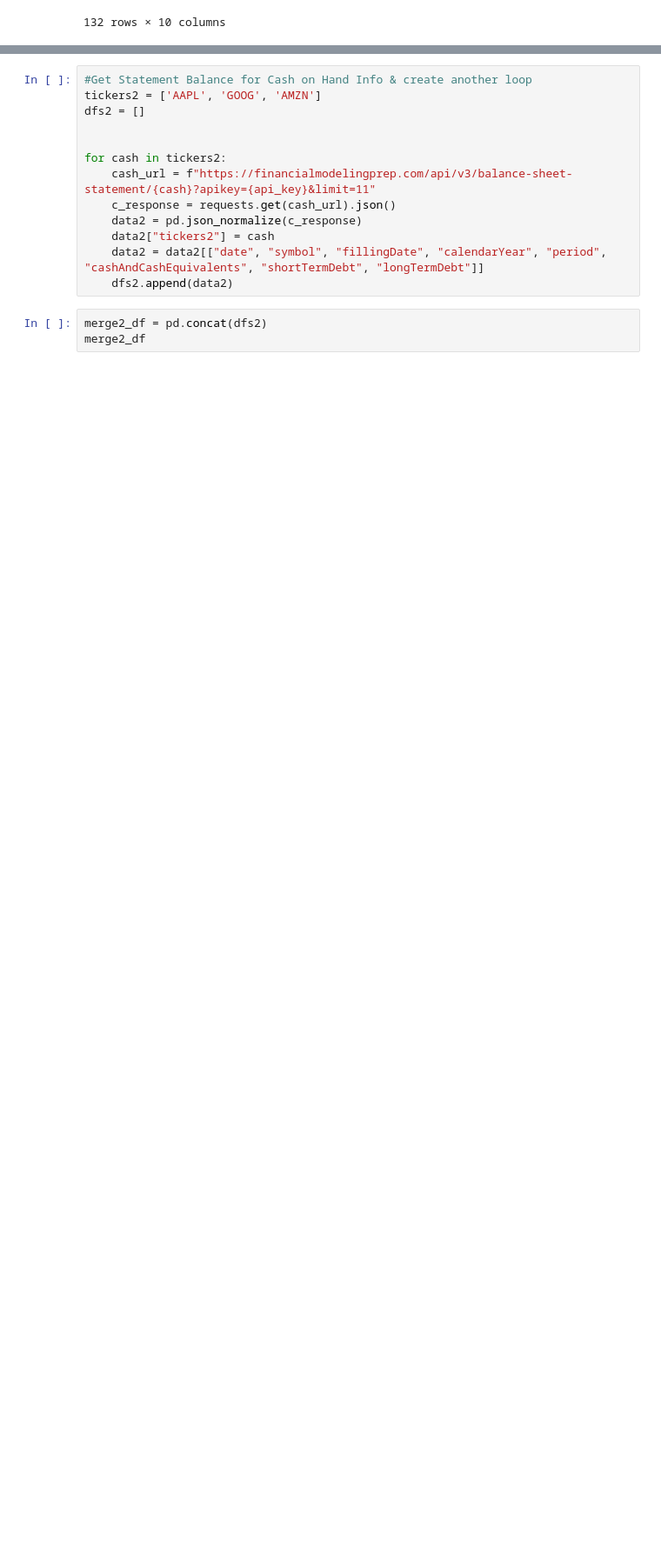
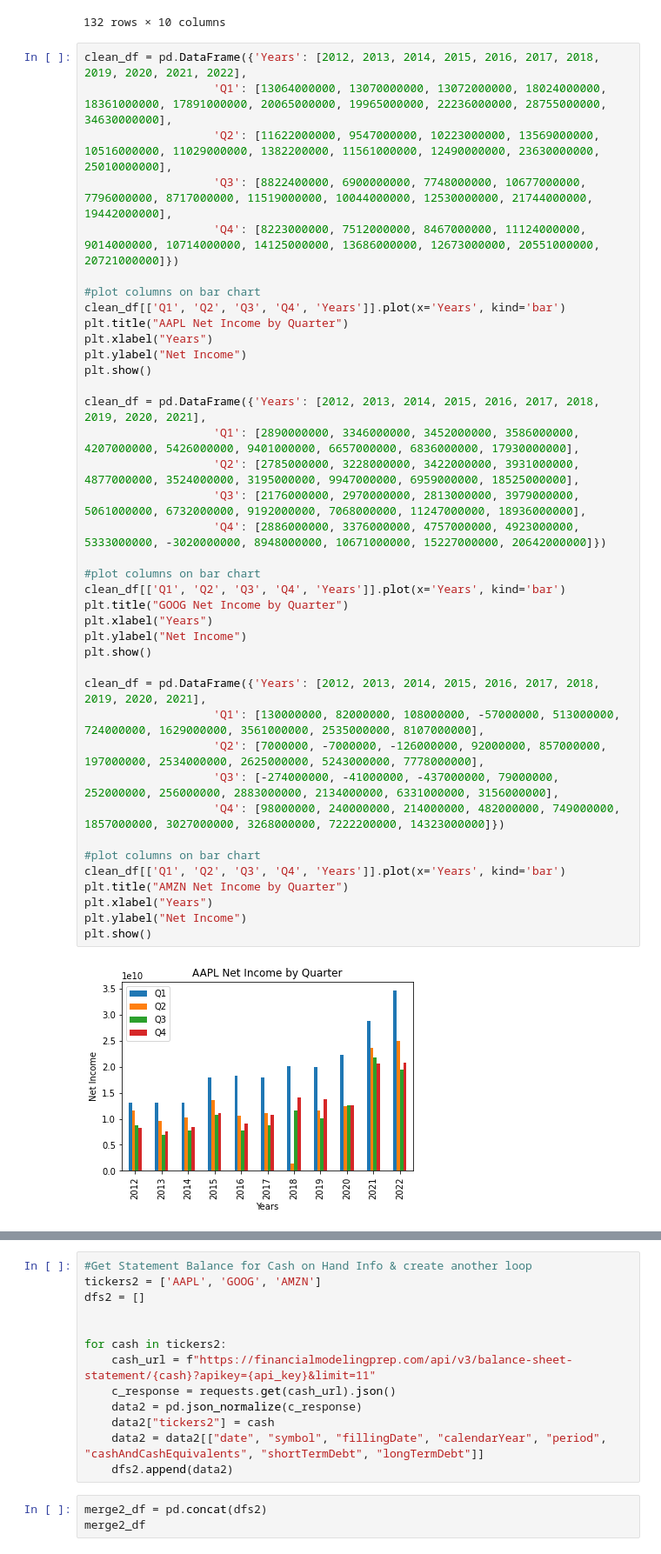
Before and after one commit to lyndsaywylie/Project-1, a Jupyter notebook: kim.ipynb, the cells around one changed output, grey strips where cells are left out. Shown at 87% size. Drawn from its saved outputs; the diff is of its cells as text; blank space fills up the shorter version.

```diff
--- a/kim.ipynb
+++ b/kim.ipynb
@@ -109,3 +121,44 @@ clean_df
 | 42 | 2012-03-31 | AMZN | 2012-04-27 | 2012 | Q1 | 13185000000 | 3158000000 | 1.300000e+08 | 0.014130 | ... |
 | 43 | 2011-12-31 | AMZN | 2012-02-01 | 2011 | Q4 | 17431000000 | 3600000000 | 1.770000e+08 | 0.019239 | ... |
 132 rows × 10 columns
+# %%
+clean_df = pd.DataFrame({'Years': [2012, 2013, 2014, 2015, 2016, 2017, 2018, 2019, 2020, 2021, 2022],
+                   'Q1': [13064000000, 13070000000, 13072000000, 18024000000, 18361000000, 17891000000, 20065000000, 19965000000, 22236000000, 28755000000, 34630000000],
+                   'Q2': [11622000000, 9547000000, 10223000000, 13569000000, 10516000000, 11029000000, 1382200000, 11561000000, 12490000000, 23630000000, 25010000000],
+                   'Q3': [8822400000, 6900000000, 7748000000, 10677000000, 7796000000, 8717000000, 11519000000, 10044000000, 12530000000, 21744000000, 19442000000],
+                   'Q4': [8223000000, 7512000000, 8467000000, 11124000000, 9014000000, 10714000000, 14125000000, 13686000000, 12673000000, 20551000000, 20721000000]})
+
+#plot columns on bar chart
+clean_df[['Q1', 'Q2', 'Q3', 'Q4', 'Years']].plot(x='Years', kind='bar')
+plt.title("AAPL Net Income by Quarter")
+plt.xlabel("Years")
+plt.ylabel("Net Income")
+plt.show()
+
+clean_df = pd.DataFrame({'Years': [2012, 2013, 2014, 2015, 2016, 2017, 2018, 2019, 2020, 2021],
+                   'Q1': [2890000000, 3346000000, 3452000000, 3586000000, 4207000000, 5426000000, 9401000000, 6657000000, 6836000000, 17930000000],
+                   'Q2': [2785000000, 3228000000, 3422000000, 3931000000, 4877000000, 3524000000, 3195000000, 9947000000, 6959000000, 18525000000],
+                   'Q3': [2176000000, 2970000000, 2813000000, 3979000000, 5061000000, 6732000000, 9192000000, 7068000000, 11247000000, 18936000000],
+                   'Q4': [2886000000, 3376000000, 4757000000, 4923000000, 5333000000, -3020000000, 8948000000, 10671000000, 15227000000, 20642000000]})
+
+#plot columns on bar chart
+clean_df[['Q1', 'Q2', 'Q3', 'Q4', 'Years']].plot(x='Years', kind='bar')
+plt.title("GOOG Net Income by Quarter")
+plt.xlabel("Years")
+plt.ylabel("Net Income")
+plt.show()
+
+clean_df = pd.DataFrame({'Years': [2012, 2013, 2014, 2015, 2016, 2017, 2018, 2019, 2020, 2021],
+                   'Q1': [130000000, 82000000, 108000000, -57000000, 513000000, 724000000, 1629000000, 3561000000, 2535000000, 8107000000],
+                   'Q2': [7000000, -7000000, -126000000, 92000000, 857000000, 197000000, 2534000000, 2625000000, 5243000000, 7778000000],
+                   'Q3': [-274000000, -41000000, -437000000, 79000000, 252000000, 256000000, 2883000000, 2134000000, 6331000000, 3156000000],
+                   'Q4': [98000000, 240000000, 214000000, 482000000, 749000000, 1857000000, 3027000000, 3268000000, 7222200000, 14323000000]})
+
+#plot columns on bar chart
+clean_df[['Q1', 'Q2', 'Q3', 'Q4', 'Years']].plot(x='Years', kind='bar')
+plt.title("AMZN Net Income by Quarter")
+plt.xlabel("Years")
+plt.ylabel("Net Income")
+plt.show()
+# %% [output]
+[figure, added]
```
Also changed, not shown: parts of 4 cells of this notebook.
